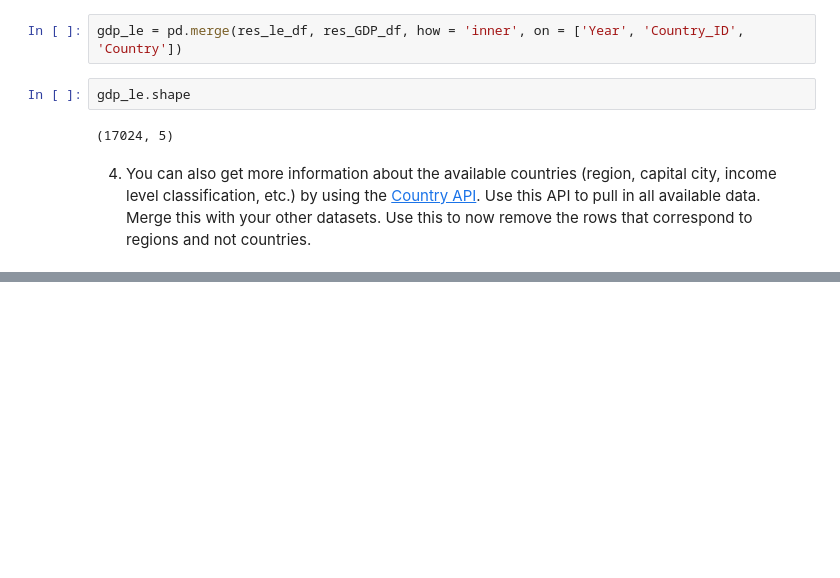
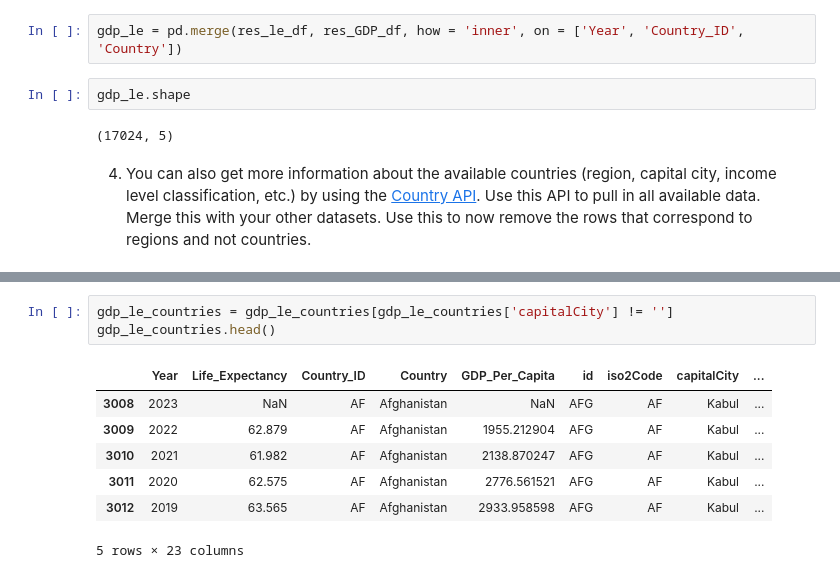
Before and after one commit to nss-data-science-cohort-8/api-exercise-GetGubbz, a Jupyter notebook: notebooks/UNData_API_Exercise.ipynb, the cells around one changed output, grey strips where cells are left out. Saved outputs shown, nothing was run; the diff lists cells and outputs as text; blank space fills up the shorter version.

```diff
--- a/notebooks/UNData_API_Exercise.ipynb
+++ b/notebooks/UNData_API_Exercise.ipynb
@@ -162,0 +213,11 @@ res_country_df.head()
+# %%
+gdp_le_countries = gdp_le_countries[gdp_le_countries['capitalCity'] != '']
+gdp_le_countries.head()
+# %% [output]
+|  | Year | Life_Expectancy | Country_ID | Country | GDP_Per_Capita | id | iso2Code | capitalCity | ... |
+| 3008 | 2023 | NaN | AF | Afghanistan | NaN | AFG | AF | Kabul | ... |
+| 3009 | 2022 | 62.879 | AF | Afghanistan | 1955.212904 | AFG | AF | Kabul | ... |
+| 3010 | 2021 | 61.982 | AF | Afghanistan | 2138.870247 | AFG | AF | Kabul | ... |
+| 3011 | 2020 | 62.575 | AF | Afghanistan | 2776.561521 | AFG | AF | Kabul | ... |
+| 3012 | 2019 | 63.565 | AF | Afghanistan | 2933.958598 | AFG | AF | Kabul | ... |
+5 rows × 23 columns
```
Also changed, not shown: parts of 26 cells of this notebook.
